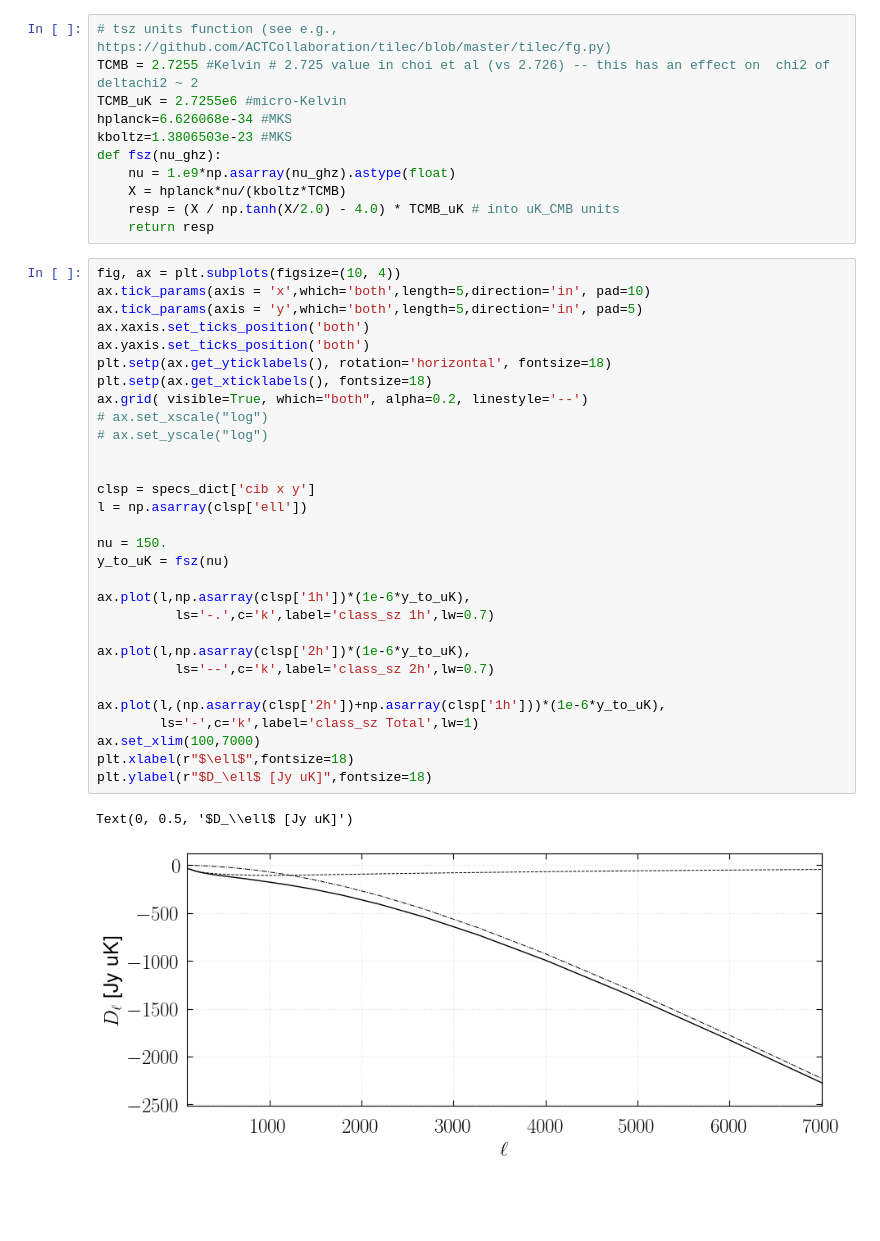
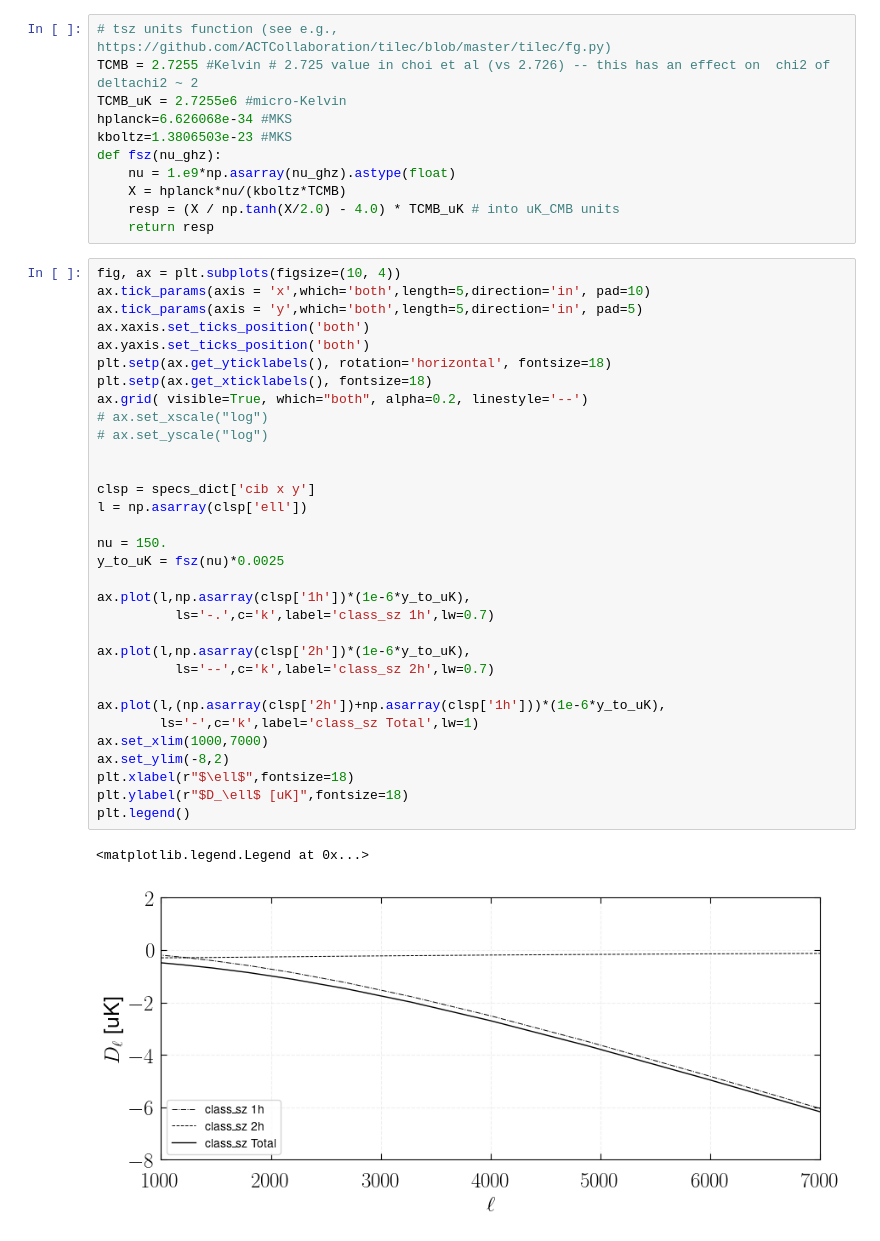
Before and after one commit to CLASS-SZ/notebooks, a Jupyter notebook: class_szxcib.ipynb, the cells around one changed output. Drawn from its saved outputs; the diff is of its cells as text; blank space fills up the shorter version.

```diff
--- a/class_szxcib.ipynb
+++ b/class_szxcib.ipynb
@@ -241,33 +252,35 @@ def fsz(nu_ghz):
 # %%
 fig, ax = plt.subplots(figsize=(10, 4))
 ax.tick_params(axis = 'x',which='both',length=5,direction='in', pad=10)
 ax.tick_params(axis = 'y',which='both',length=5,direction='in', pad=5)
 ax.xaxis.set_ticks_position('both')
 ax.yaxis.set_ticks_position('both')
 plt.setp(ax.get_yticklabels(), rotation='horizontal', fontsize=18)
 plt.setp(ax.get_xticklabels(), fontsize=18)
 ax.grid( visible=True, which="both", alpha=0.2, linestyle='--')
 # ax.set_xscale("log")
 # ax.set_yscale("log")
 
 
 clsp = specs_dict['cib x y']
 l = np.asarray(clsp['ell'])
 
 nu = 150.
-y_to_uK = fsz(nu)
+y_to_uK = fsz(nu)*0.0025
 
 ax.plot(l,np.asarray(clsp['1h'])*(1e-6*y_to_uK),
           ls='-.',c='k',label='class_sz 1h',lw=0.7)
 
 ax.plot(l,np.asarray(clsp['2h'])*(1e-6*y_to_uK),
           ls='--',c='k',label='class_sz 2h',lw=0.7)
 
 ax.plot(l,(np.asarray(clsp['2h'])+np.asarray(clsp['1h']))*(1e-6*y_to_uK),
         ls='-',c='k',label='class_sz Total',lw=1)
-ax.set_xlim(100,7000)
+ax.set_xlim(1000,7000)
+ax.set_ylim(-8,2)
 plt.xlabel(r"$\ell$",fontsize=18)
-plt.ylabel(r"$D_\ell$ [Jy uK]",fontsize=18)
+plt.ylabel(r"$D_\ell$ [uK]",fontsize=18)
+plt.legend()
 # %% [output]
-Text(0, 0.5, '$D_\\ell$ [Jy uK]')
+<matplotlib.legend.Legend at 0x...>
-[figure, old version]
+[figure, new version]
```
Also changed, not shown: parts of 3 cells of this notebook.
